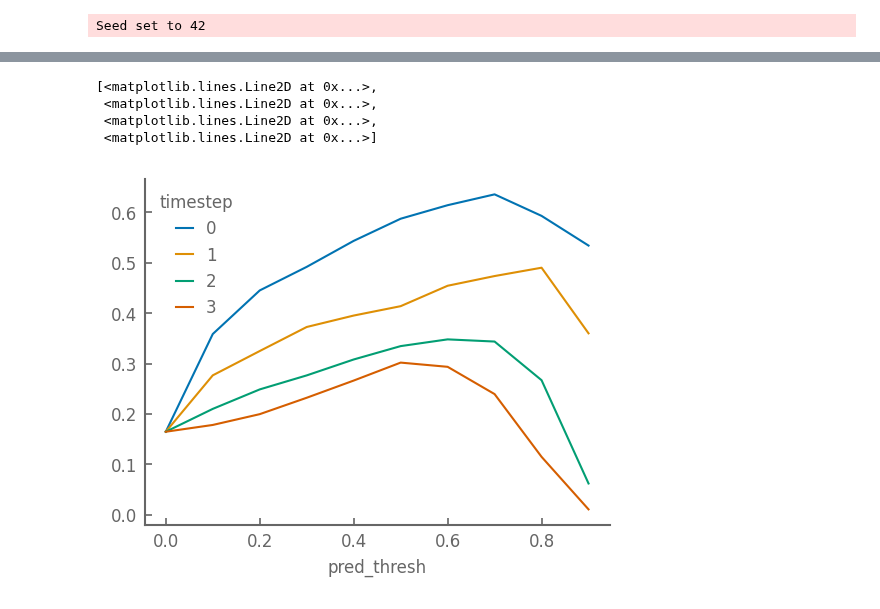
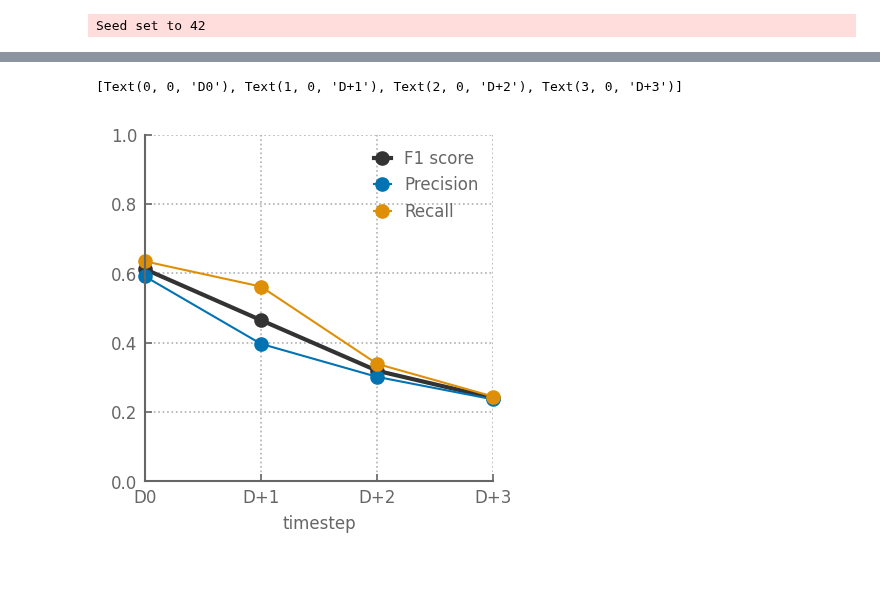
Before and after one commit to rguilcas/predict_rain_norway, a Jupyter notebook: notebooks/find_best_models.ipynb, the cells around one changed output, grey strips where cells are left out. Drawn from its saved outputs; the diff is of its cells as text; code cells hidden in the pictures; blank space fills up the shorter version.

```diff
--- a/notebooks/find_best_models.ipynb
+++ b/notebooks/find_best_models.ipynb
@@ -503,22 +275,31 @@ f1 = 2*(precision*recall)/(precision+recall)
-# %%
-f1.plot(hue='timestep')
-# %% [output]
-[<matplotlib.lines.Line2D at 0x...>,
- <matplotlib.lines.Line2D at 0x...>,
- <matplotlib.lines.Line2D at 0x...>,
- <matplotlib.lines.Line2D at 0x...>]
-[figure, removed]
 # %%
 y_test = torch.stack(model.test_true_values)#.cpu().numpy()
-y_scores = torch.stack(model.test_pred).view(-1, wandb_logger.experiment.config['num_timesteps_predicted'], 3)#.cpu().numpy()
+y_scores = torch.stack(model.test_pred).view(-1, wandb_logger.experiment.config['num_timesteps_predicted'], 3).cpu()
 preds = torch.argmax(y_scores, dim=2)
-targets=xr.DataArray(y_test.cpu().numpy(), dims=['time','timestep'], coords=dict(time=ds_test.time, timestep=np.arange(y_scores.shape[1])))
-preds=xr.DataArray(preds.cpu().numpy(), dims=['time','timestep'], coords=dict(time=ds_test.time, timestep=np.arange(y_scores.shape[1])))
+targets=xr.DataArray(y_test.cpu().numpy(), dims=['time','timestep'], coords=dict(time=ds_test.time[:y_test.shape[0]], timestep=np.arange(y_scores.shape[1])))
+preds=xr.DataArray(preds.cpu().numpy(), dims=['time','timestep'], coords=dict(time=ds_test.time[:y_test.shape[0]], timestep=np.arange(y_scores.shape[1])))
 results = xr.Dataset(dict(targets=targets, preds=preds))
-proba=xr.DataArray(y_scores.cpu().numpy(), dims=['time','timestep','type_rain'],
-                   coords=dict(time=ds_test.time, timestep=np.arange(y_scores.shape[1]), type_rain=['no_rain','moderate_rain','extreme_rain']))
 df_=pd.DataFrame(dict(pred=preds.to_series(), targets=targets.to_series()))
 df_['pred_time'] = (df_.index.get_level_values(0)+pd.Timedelta(1,'D')*df_.index.get_level_values(1)).values
-# model.test_true_values
 
-# pred = torch.stack([corn_label_from_logits(y_scores[:,k]) for k in range(y_scores.shape[1])])
+TP = ((preds == targets)&(targets==2)).sum('time')
+recall = TP / (targets==2).sum('time')
+precision = TP / (preds==2).sum('time')
+f1 = 2*(precision*recall)/(precision+recall)
+
+
+
+# recall_season.plot(hue='season')
+fig, ax = plt.subplots(figsize=(3,3,))
+f1.plot(color='.2', lw=2, label='F1 score', marker='o', clip_on=False)
+precision.plot(label='Precision', marker='o', clip_on=False)
+recall.plot(label='Recall', marker='o', clip_on=False)
+plt.legend()
+ax.set_ylim(0,1)
+ax.grid()
+ax.set_xlim(0,3)
+ax.set_xticks([0,1,2,3])
+ax.set_xticklabels(['D0','D+1','D+2','D+3'])
+# %% [output]
+[Text(0, 0, 'D0'), Text(1, 0, 'D+1'), Text(2, 0, 'D+2'), Text(3, 0, 'D+3')]
+[figure, added]
```
Also changed, not shown: parts of 25 cells of this notebook, 4 other files.
